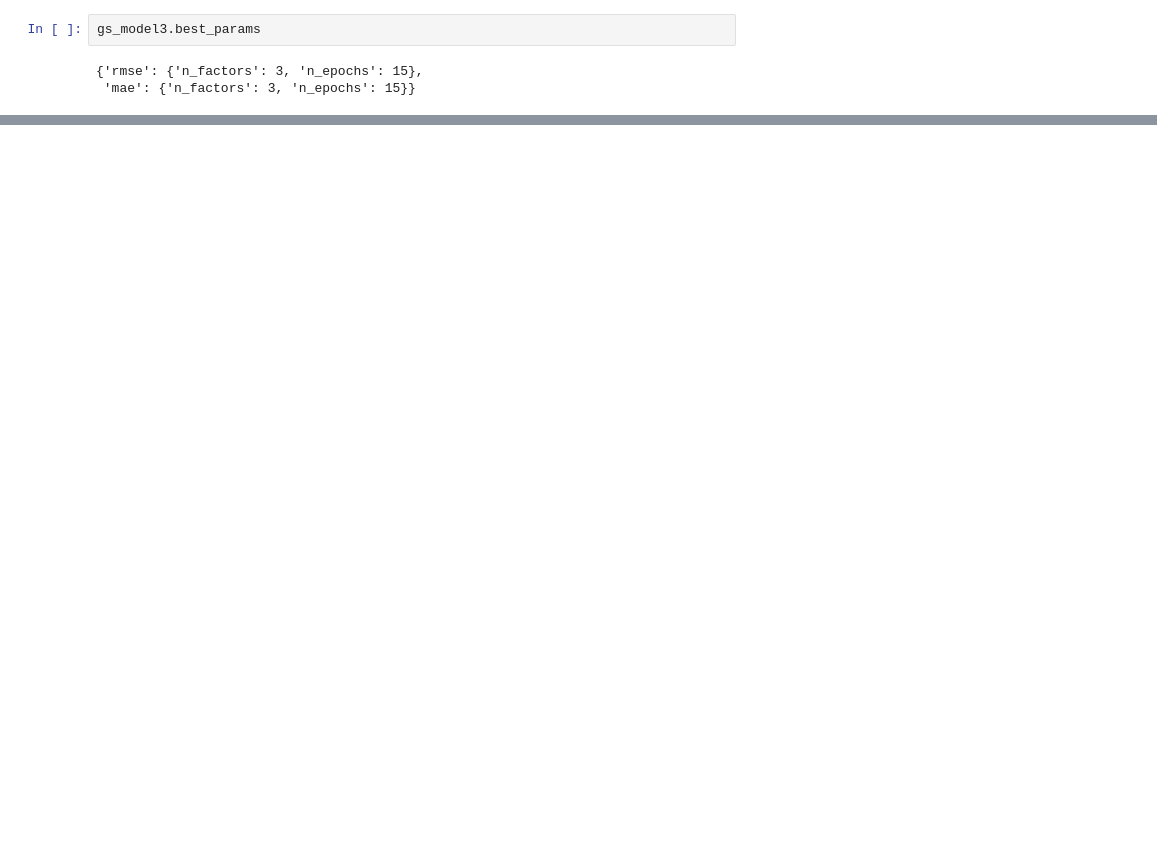
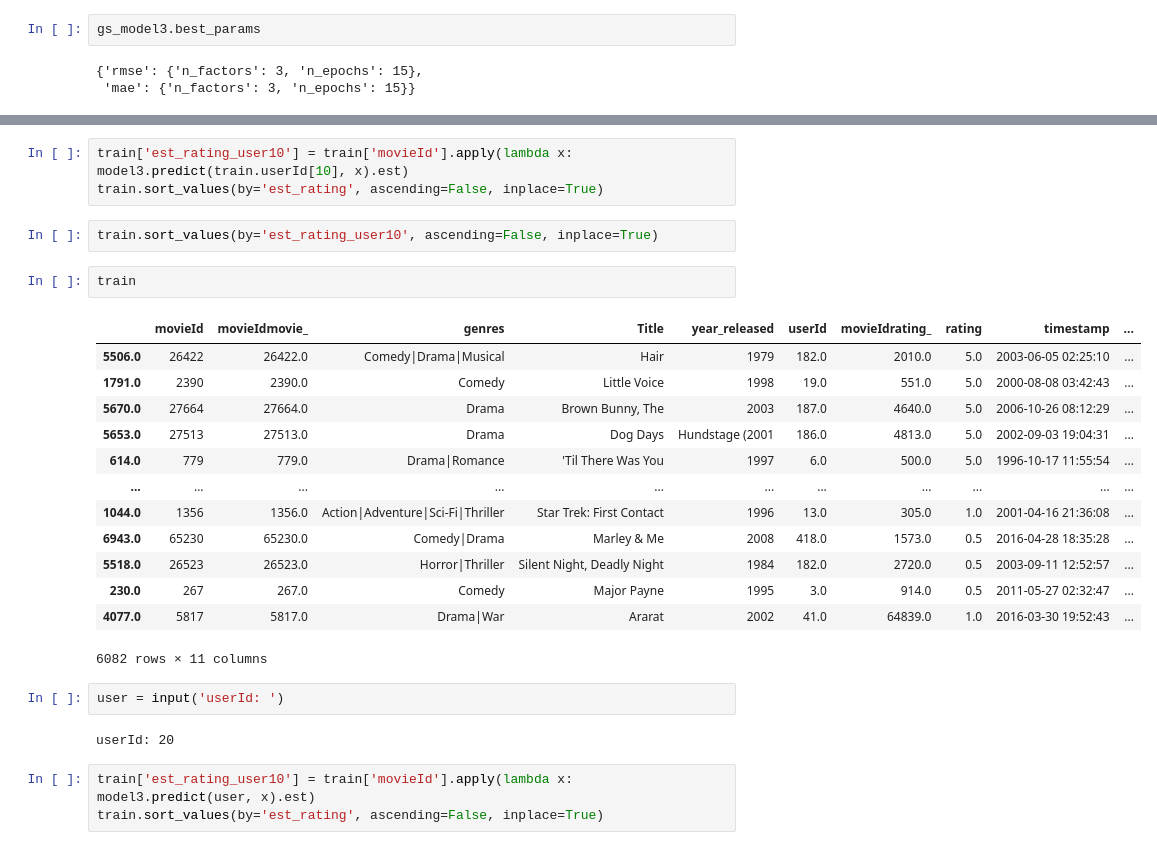
Before and after one commit to xiaohua-su/Recommender_System, a Jupyter notebook: Data Cleaning-Team.ipynb, the cells around one changed output, grey strips where cells are left out. Cells and saved outputs as stored; diff of their text form; blank space fills up the shorter version.

```diff
--- a/Data Cleaning-Team.ipynb
+++ b/Data Cleaning-Team.ipynb
@@ -531,0 +549,28 @@ gs_model3.best_params
+# %%
+train['est_rating_user10'] = train['movieId'].apply(lambda x: model3.predict(train.userId[10], x).est)
+train.sort_values(by='est_rating', ascending=False, inplace=True)
+# %%
+train.sort_values(by='est_rating_user10', ascending=False, inplace=True)
+# %%
+train
+# %% [output]
+|  | movieId | movieIdmovie_ | genres | Title | year_released | userId | movieIdrating_ | rating | timestamp | ... |
+| 5506.0 | 26422 | 26422.0 | Comedy|Drama|Musical | Hair | 1979 | 182.0 | 2010.0 | 5.0 | 2003-06-05 02:25:10 | ... |
+| 1791.0 | 2390 | 2390.0 | Comedy | Little Voice | 1998 | 19.0 | 551.0 | 5.0 | 2000-08-08 03:42:43 | ... |
+| 5670.0 | 27664 | 27664.0 | Drama | Brown Bunny, The | 2003 | 187.0 | 4640.0 | 5.0 | 2006-10-26 08:12:29 | ... |
+| 5653.0 | 27513 | 27513.0 | Drama | Dog Days | Hundstage (2001 | 186.0 | 4813.0 | 5.0 | 2002-09-03 19:04:31 | ... |
+| 614.0 | 779 | 779.0 | Drama|Romance | 'Til There Was You | 1997 | 6.0 | 500.0 | 5.0 | 1996-10-17 11:55:54 | ... |
+| ... | ... | ... | ... | ... | ... | ... | ... | ... | ... | ... |
+| 1044.0 | 1356 | 1356.0 | Action|Adventure|Sci-Fi|Thriller | Star Trek: First Contact | 1996 | 13.0 | 305.0 | 1.0 | 2001-04-16 21:36:08 | ... |
+| 6943.0 | 65230 | 65230.0 | Comedy|Drama | Marley & Me | 2008 | 418.0 | 1573.0 | 0.5 | 2016-04-28 18:35:28 | ... |
+| 5518.0 | 26523 | 26523.0 | Horror|Thriller | Silent Night, Deadly Night | 1984 | 182.0 | 2720.0 | 0.5 | 2003-09-11 12:52:57 | ... |
+| 230.0 | 267 | 267.0 | Comedy | Major Payne | 1995 | 3.0 | 914.0 | 0.5 | 2011-05-27 02:32:47 | ... |
+| 4077.0 | 5817 | 5817.0 | Drama|War | Ararat | 2002 | 41.0 | 64839.0 | 1.0 | 2016-03-30 19:52:43 | ... |
+6082 rows × 11 columns
+# %%
+user = input('userId: ')
+# %% [output]
+userId: 20
+# %%
+train['est_rating_user10'] = train['movieId'].apply(lambda x: model3.predict(user, x).est)
+train.sort_values(by='est_rating', ascending=False, inplace=True)
```
Also changed, not shown: parts of 20 cells of this notebook.
